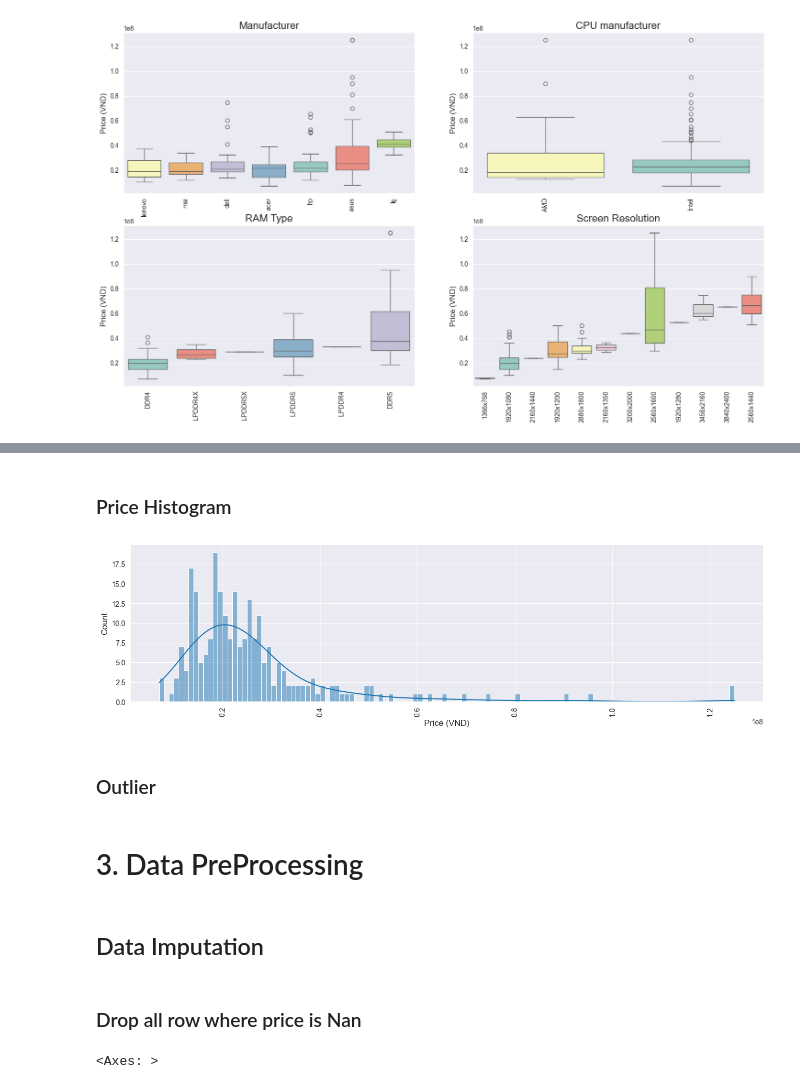
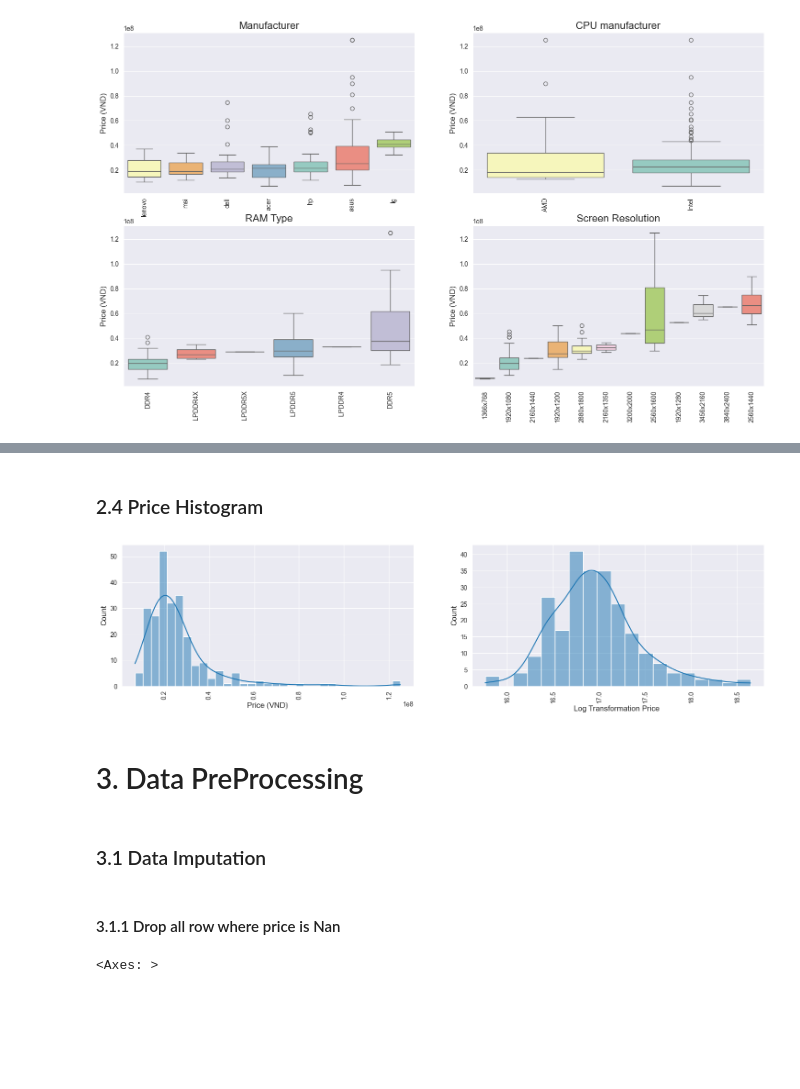
Before and after one commit to cristiano2003/laptop-price-prediction, a Jupyter notebook: notebook/EDA.ipynb, the cells around one changed output, grey strips where cells are left out. Drawn from its saved outputs; the diff is of its cells as text; code cells hidden in the pictures; blank space fills up the shorter version.

```diff
--- a/notebook/EDA.ipynb
+++ b/notebook/EDA.ipynb
@@ -139,20 +141,23 @@ for i in range(len(categorical_features)):
 # %% [markdown]
-### Price Histogram
+### 2.4 Price Histogram
 # %%
-plt.subplots(figsize=(16,4))
-sns.histplot(data['Price (VND)'], kde=True, binwidth=1000000)
+plt.figure(figsize=(18,4))
+plt.subplot(1,2,1)
+sns.histplot(data['Price (VND)'], kde=True)
+plt.xticks(rotation=90)
+plt.subplot(1,2,2)
+sns.histplot(np.log(data['Price (VND)']), kde=True)
+plt.xlabel('Log Transformation Price ')
 plt.xticks(rotation=90)
 plt.show()
 # %% [output]
-[figure, old version]
+[figure, new version]
-# %% [markdown]
-### Outlier
 # %% [markdown]
 # 3. Data PreProcessing
 # %%
 process_data = data.copy()
 # %% [markdown]
-## Data Imputation
+### 3.1 Data Imputation
 # %% [markdown]
-### Drop all row where price is Nan
+#### 3.1.1 Drop all row where price is Nan
 # %%
```
Also changed, not shown: parts of 24 cells of this notebook, 10 other files.
